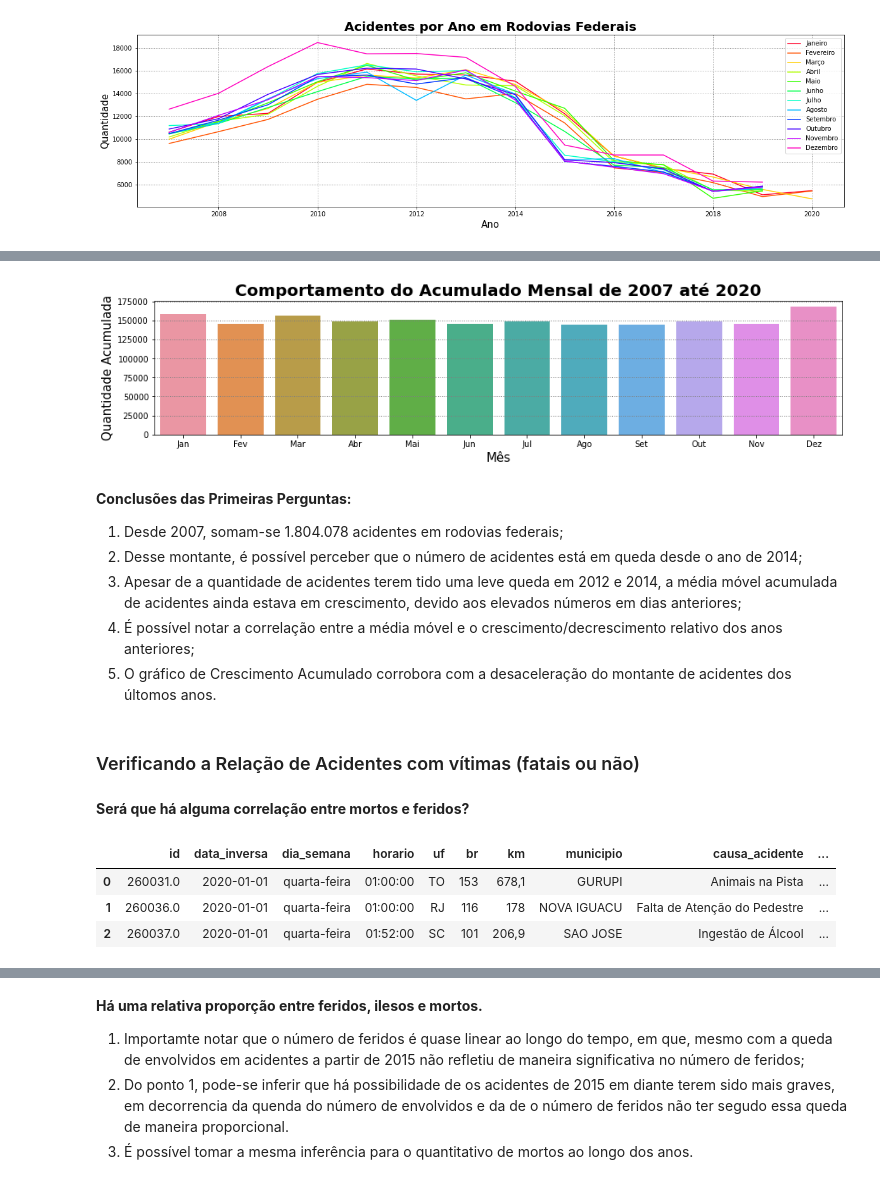
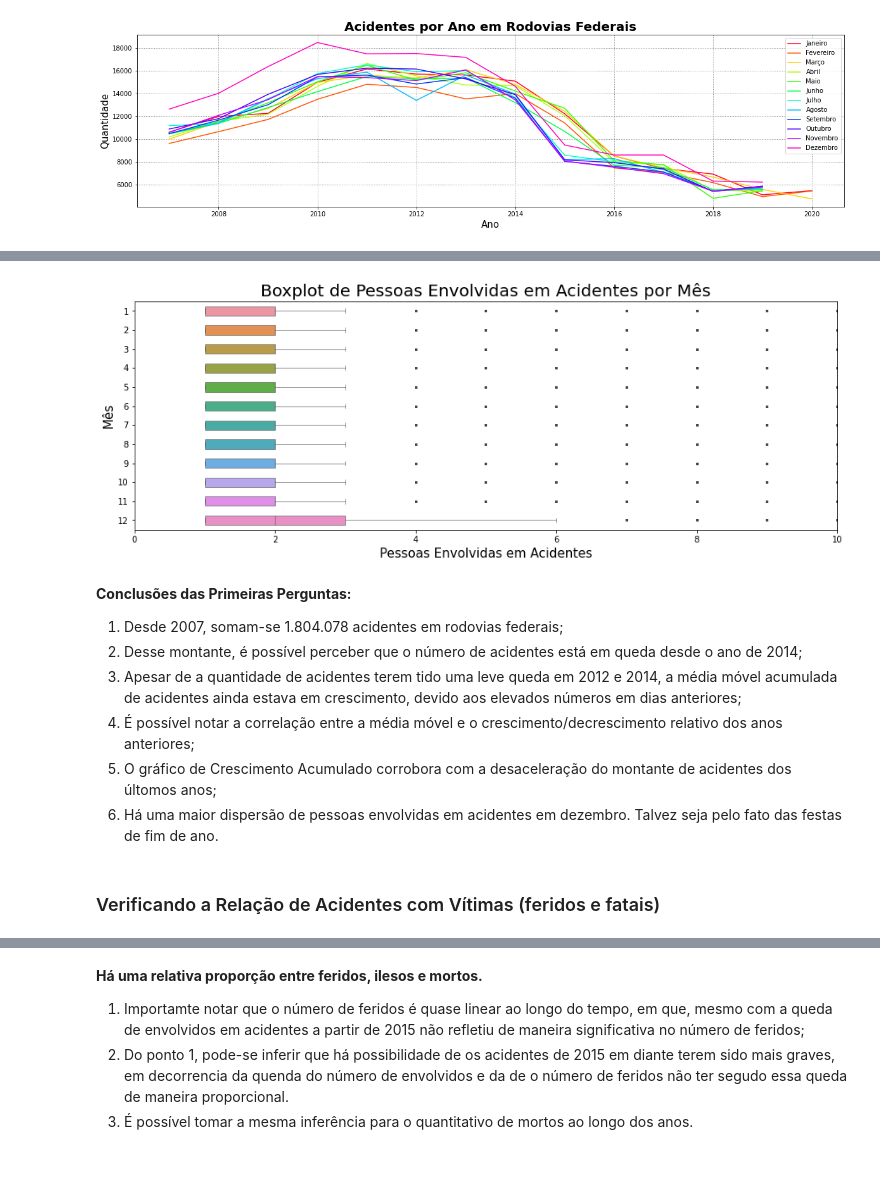
Before and after one commit to FelipeGBarreto/Projects, a Jupyter notebook: Acidentes_Rodovias_Federais.ipynb, the cells around one changed output, grey strips where cells are left out. Cells and saved outputs as stored; diff of their text form; code cells hidden in the pictures.

```diff
--- a/Acidentes_Rodovias_Federais.ipynb
+++ b/Acidentes_Rodovias_Federais.ipynb
@@ -195,16 +208,12 @@ acidentes_mes_ano
-# %%
-grf=dataset.groupby("Mes")[["data_inversa"]].count()
-grf.rename(index={1:'Jan',2:'Fev',3:'Mar',4:'Abr',5:'Mai',6:'Jun',7:'Jul',8:'Ago',9:'Set',10:'Out',11:'Nov',12:'Dez'},inplace=True)
-grf.reset_index(inplace=True)
-
-plt.figure(figsize=(15,3))
-plt.grid(color='gray', linestyle=':', linewidth=1)
-plt.title('Comportamento do Acumulado Mensal de 2007 até 2020',fontweight='bold', fontsize=20)
-ax = sns.barplot(data=grf, x="Mes", y="data_inversa")
-ax.set_ylabel("Quantidade Acumulada", fontsize=15)
-ax.set_xlabel("Mês", fontsize=15);
-# %% [output]
-[figure, removed]
+# %%
+plt.figure(figsize=(15,5))
+sns.boxplot(data=dataset, x="pessoas", y="Mes", orient='h', linewidth=0.5,width=0.5, fliersize=1);
+plt.xlim(0,10);
+plt.title("Boxplot de Pessoas Envolvidas em Acidentes por Mês", fontsize=20);
+plt.ylabel("Mês", fontsize=15);
+plt.xlabel("Pessoas Envolvidas em Acidentes", fontsize=15);
+# %% [output]
+[figure, added]
 # %% [markdown]
 **Conclusões das Primeiras Perguntas:**
 
@@ -212,16 +221,8 @@ ax.set_xlabel("Mês", fontsize=15);
 2. Desse montante, é possível perceber que o número de acidentes está em queda desde o ano de 2014;
 3. Apesar de a quantidade de acidentes terem tido uma leve queda em 2012 e 2014, a média móvel acumulada de acidentes ainda estava em crescimento, devido aos elevados números em dias anteriores;
 4. É possível notar a correlação entre a média móvel e o crescimento/decrescimento relativo dos anos anteriores;
-5. O gráfico de Crescimento Acumulado corrobora com a desaceleração do montante de acidentes dos últomos anos.
+5. O gráfico de Crescimento Acumulado corrobora com a desaceleração do montante de acidentes dos últomos anos;
+6. Há uma maior dispersão de pessoas envolvidas em acidentes em dezembro. Talvez seja pelo fato das festas de fim de ano.
 # %% [markdown]
-### Verificando a Relação de Acidentes com vítimas (fatais ou não)
+### Verificando a Relação de Acidentes com Vítimas (feridos e fatais)
-# %% [markdown]
-**Será que há alguma correlação entre mortos e feridos?**
-# %%
-dataset.head(3)
-# %% [output]
-|  | id | data_inversa | dia_semana | horario | uf | br | km | municipio | causa_acidente | ... |
-| 0 | 260031.0 | 2020-01-01 | quarta-feira | 01:00:00 | TO | 153 | 678,1 | GURUPI | Animais na Pista | ... |
-| 1 | 260036.0 | 2020-01-01 | quarta-feira | 01:00:00 | RJ | 116 | 178 | NOVA IGUACU | Falta de Atenção do Pedestre | ... |
-| 2 | 260037.0 | 2020-01-01 | quarta-feira | 01:52:00 | SC | 101 | 206,9 | SAO JOSE | Ingestão de Álcool | ... |
 # %%
```
Also changed, not shown: parts of 8 cells of this notebook.
